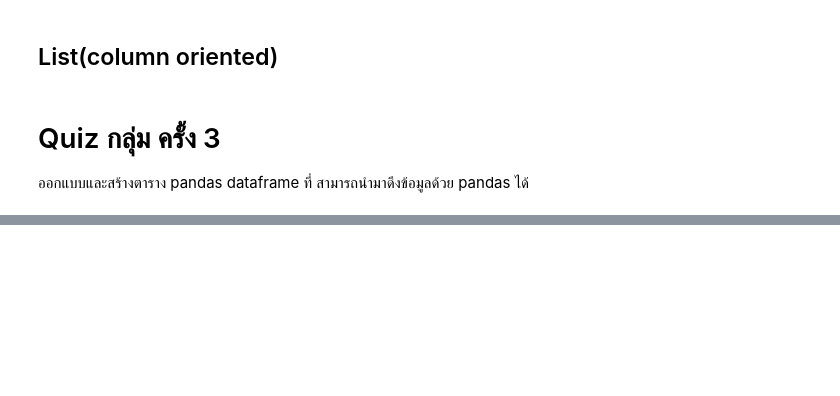
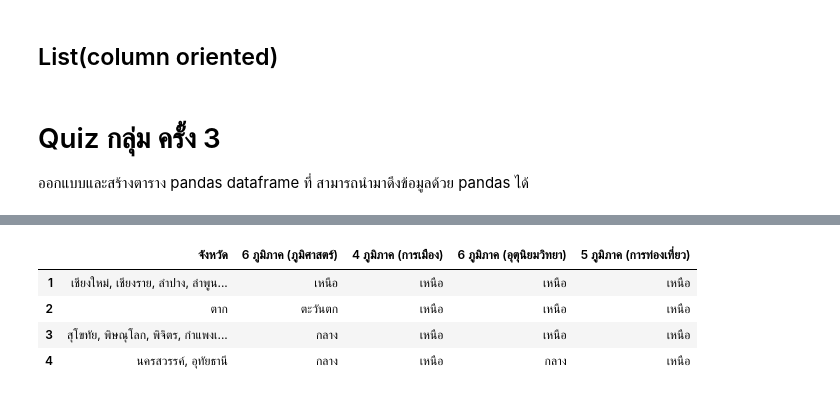
Before and after one commit to ThitiwatJtrsn/data_viz_2022, a Jupyter notebook: Pandas102.ipynb, the cells around one changed output, grey strips where cells are left out. Saved outputs shown, nothing was run; the diff lists cells and outputs as text; code cells hidden in the pictures; blank space fills up the shorter version.

```diff
--- a/Pandas102.ipynb
+++ b/Pandas102.ipynb
@@ -425,0 +460,9 @@ data_item = [['account',['Jones LLC','Alpha Co','Blue Inc']],
+# %%
+ex1_quiz = df_quiz[df_quiz['4 ภูมิภาค (การเมือง)']=='เหนือ']  ## เลือก column 4 ภูมิภาค (การเมือง) ที่เป็นภาคเหนือ
+ex1_quiz
+# %% [output]
+|  | จังหวัด | 6 ภูมิภาค (ภูมิศาสตร์) | 4 ภูมิภาค (การเมือง) | 6 ภูมิภาค (อุตุนิยมวิทยา) | 5 ภูมิภาค (การท่องเที่ยว) |
+| 1 | เชียงใหม่, เชียงราย, ลำปาง, ลำพูน... | เหนือ | เหนือ | เหนือ | เหนือ |
+| 2 | ตาก | ตะวันตก | เหนือ | เหนือ | เหนือ |
+| 3 | สุโขทัย, พิษณุโลก, พิจิตร, กำแพงเ... | กลาง | เหนือ | เหนือ | เหนือ |
+| 4 | นครสวรรค์, อุทัยธานี | กลาง | เหนือ | กลาง | เหนือ |
```
Also changed, not shown: parts of 6 cells of this notebook.
